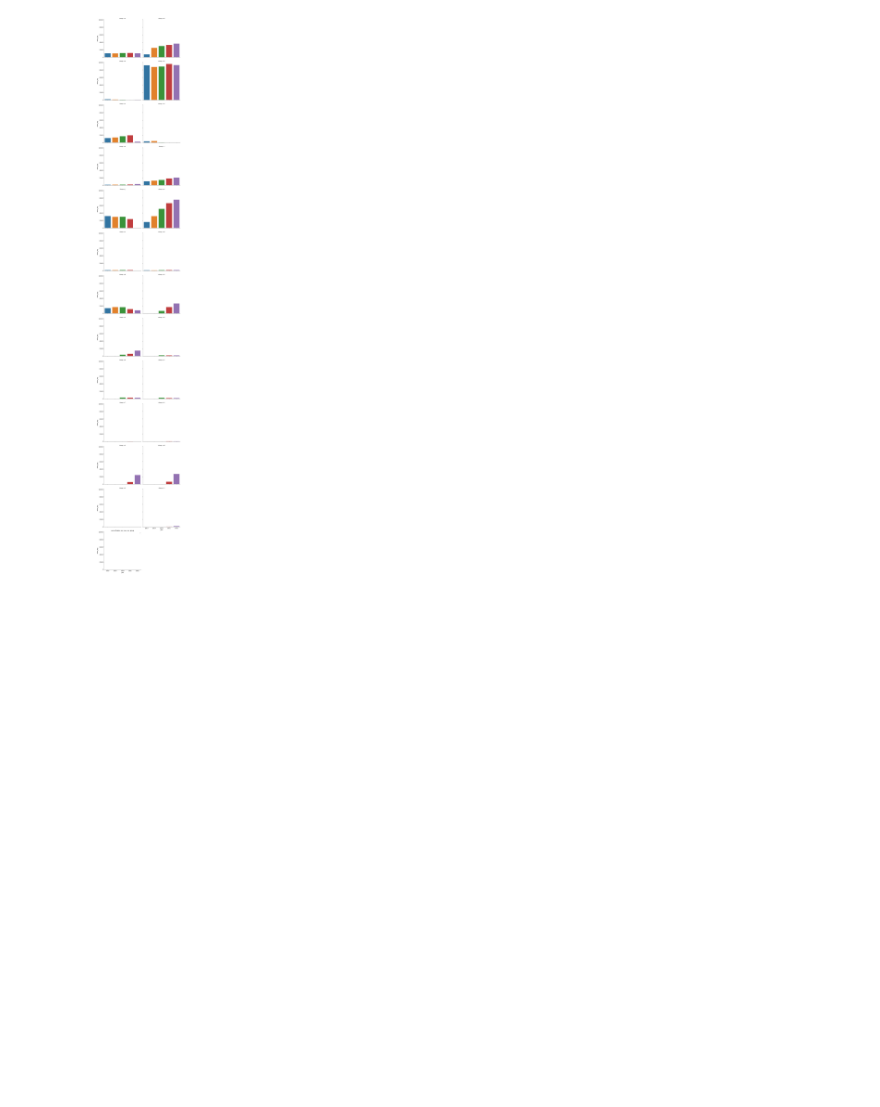
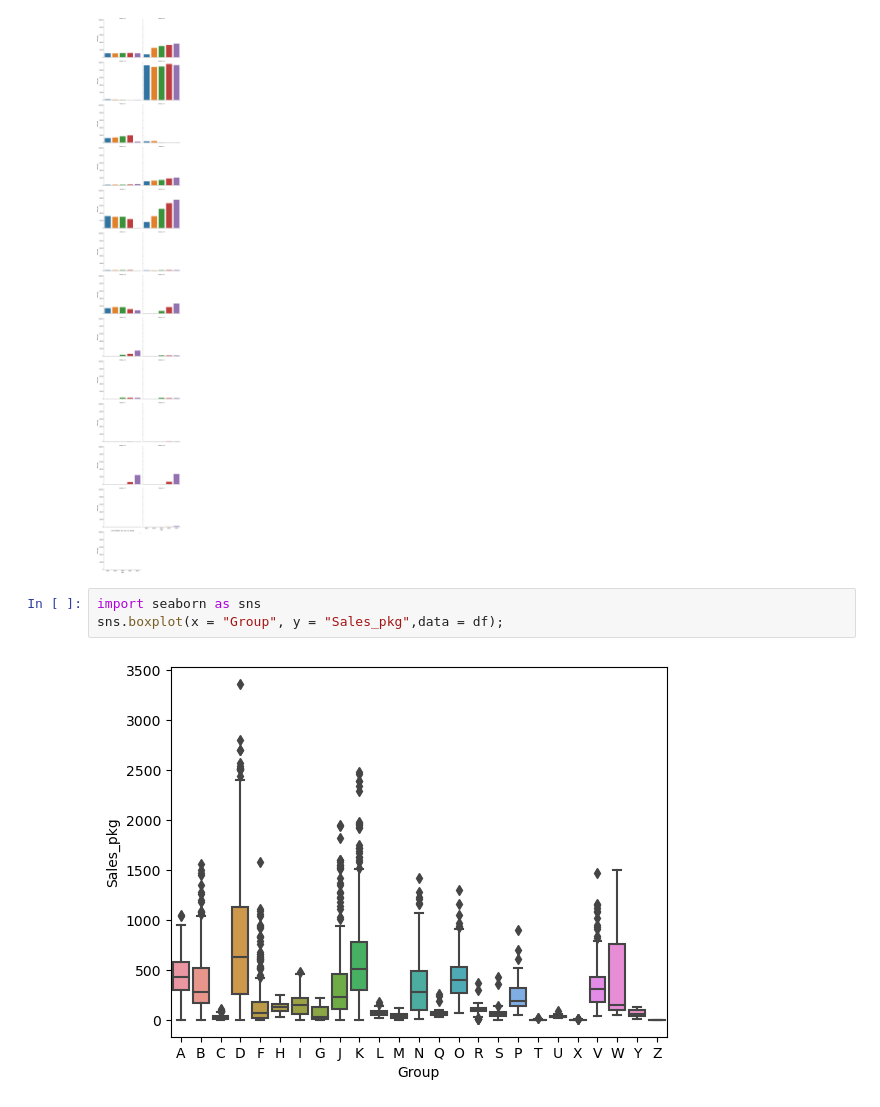
Before and after one commit to kevrom0215/data-project-idk, a Jupyter notebook: caps data/other/kenneth.ipynb, the cells around one changed output. Drawn from its saved outputs; the diff is of its cells as text; blank space fills up the shorter version.

```diff
--- a/caps data/other/kenneth.ipynb
+++ b/caps data/other/kenneth.ipynb
@@ -227,3 +233,8 @@ plt.title("sum of sales per year per group")
 No artists with labels found to put in legend.  Note that artists whose label start with an underscore are ignored when legend() is called with no argument.
 Text(0.5, 1.0, 'sum of sales per year per group')
 [figure]
+# %%
+import seaborn as sns
+sns.boxplot(x = "Group", y = "Sales_pkg",data = df);
+# %% [output]
+[figure, added]
```
Also changed, not shown: parts of 3 cells of this notebook.
